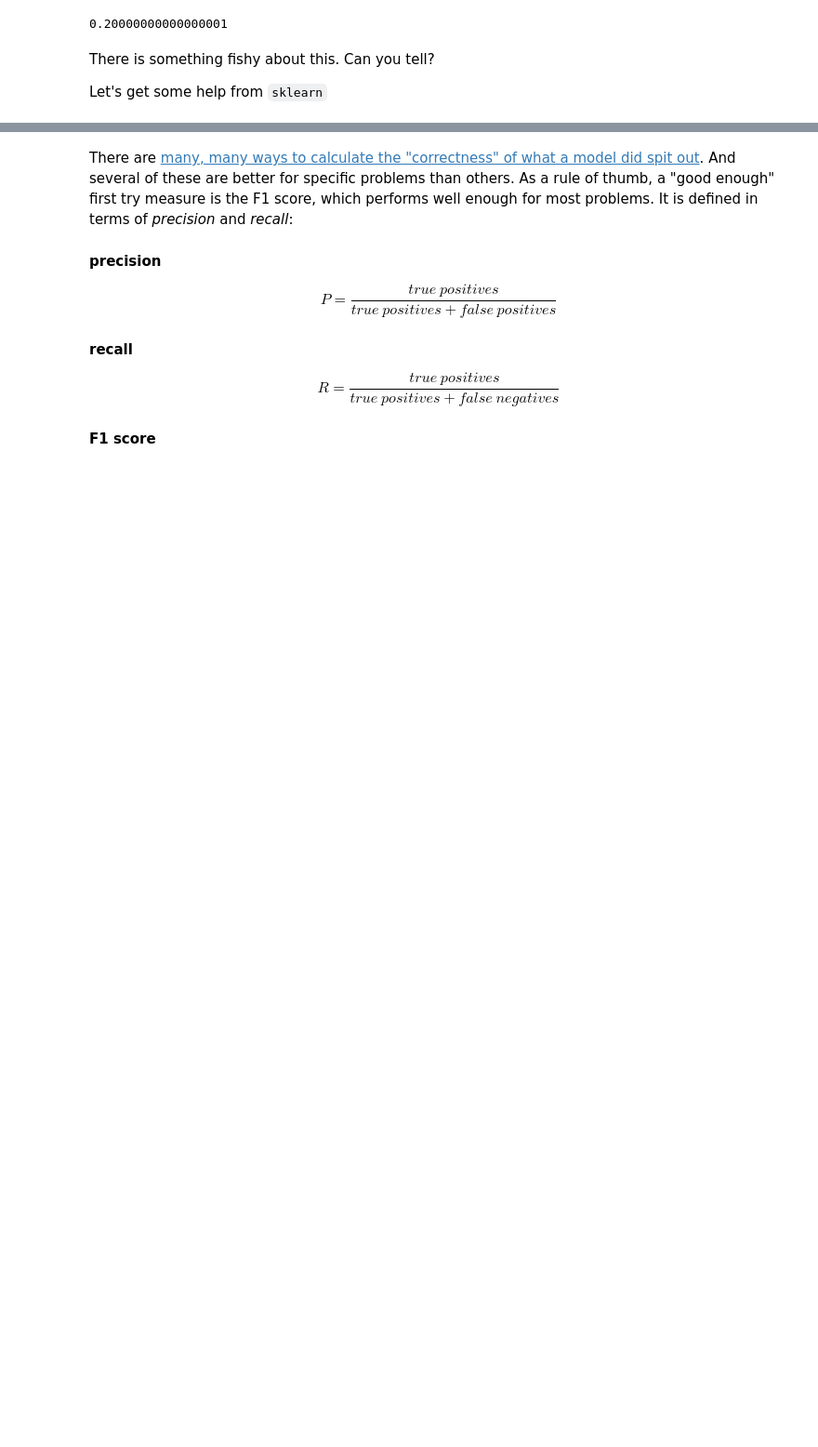
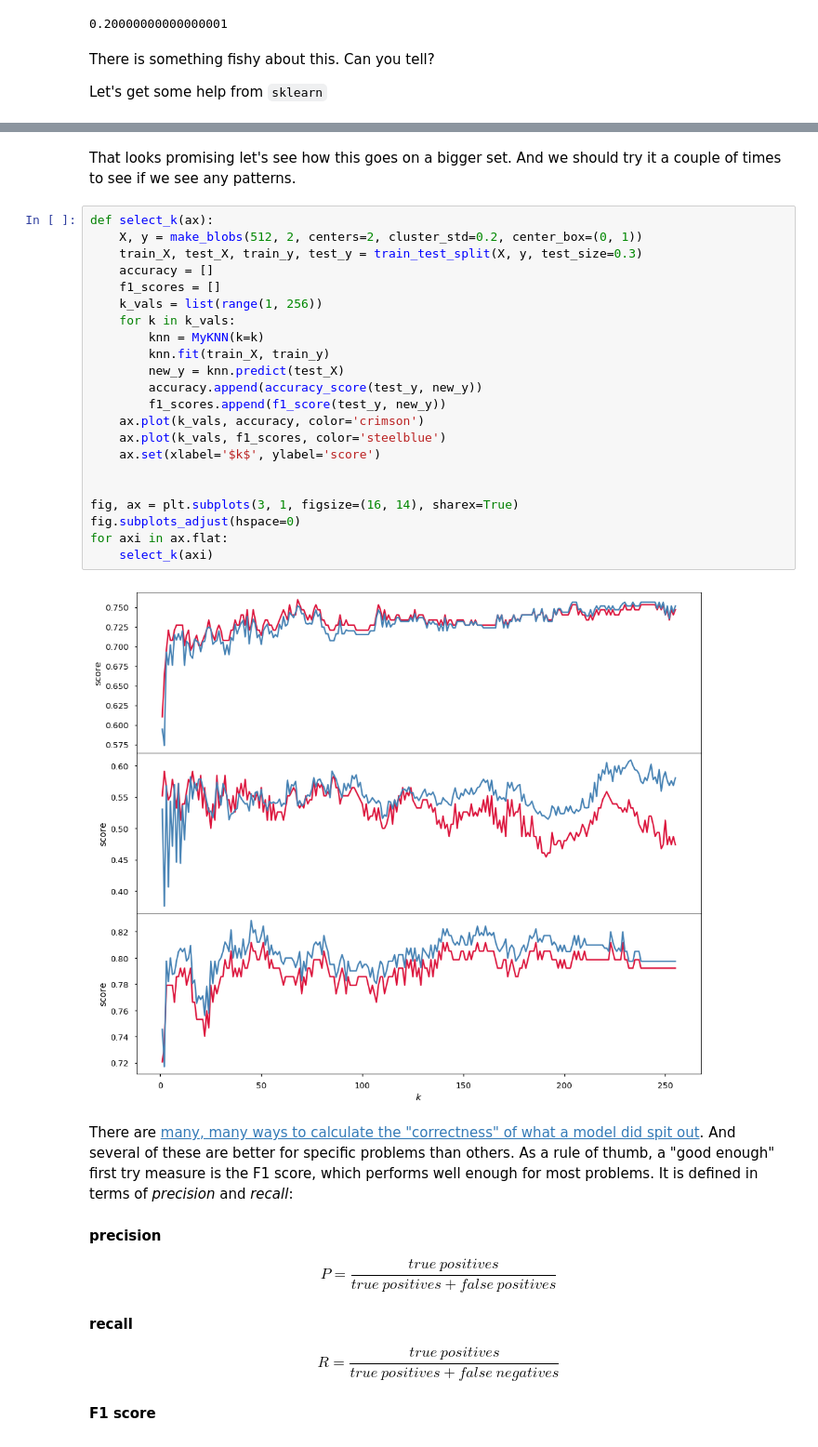
Before and after one commit to grochmal/daml, a Jupyter notebook: sklearn/sklearn-intro.ipynb, the cells around one changed output, grey strips where cells are left out. Shown at 93% size. Cells and saved outputs as stored; diff of their text form; blank space fills up the shorter version.

```diff
--- a/sklearn/sklearn-intro.ipynb
+++ b/sklearn/sklearn-intro.ipynb
@@ -160,3 +176,31 @@ ax.plot(k_vals, f1_scores, color='steelblue');
+# %% [markdown]
+That looks promising let's see how this goes on a bigger set.
+And we should try it a couple of times
+to see if we see any patterns.
+# %%
+def select_k(ax):
+    X, y = make_blobs(512, 2, centers=2, cluster_std=0.2, center_box=(0, 1))
+    train_X, test_X, train_y, test_y = train_test_split(X, y, test_size=0.3)
+    accuracy = []
+    f1_scores = []
+    k_vals = list(range(1, 256))
+    for k in k_vals:
+        knn = MyKNN(k=k)
+        knn.fit(train_X, train_y)
+        new_y = knn.predict(test_X)
+        accuracy.append(accuracy_score(test_y, new_y))
+        f1_scores.append(f1_score(test_y, new_y))
+    ax.plot(k_vals, accuracy, color='crimson')
+    ax.plot(k_vals, f1_scores, color='steelblue')
+    ax.set(xlabel='$k$', ylabel='score')
+
+
+fig, ax = plt.subplots(3, 1, figsize=(16, 14), sharex=True)
+fig.subplots_adjust(hspace=0)
+for axi in ax.flat:
+    select_k(axi)
+# %% [output]
+[figure, added]
 # %% [markdown]
 There are [many, many ways to calculate the "correctness" of what a model did spit out][metrics].
 And several of these are better for specific problems than others.  As a rule of thumb,
```
Also changed, not shown: parts of 13 cells of this notebook, 10 other files.
